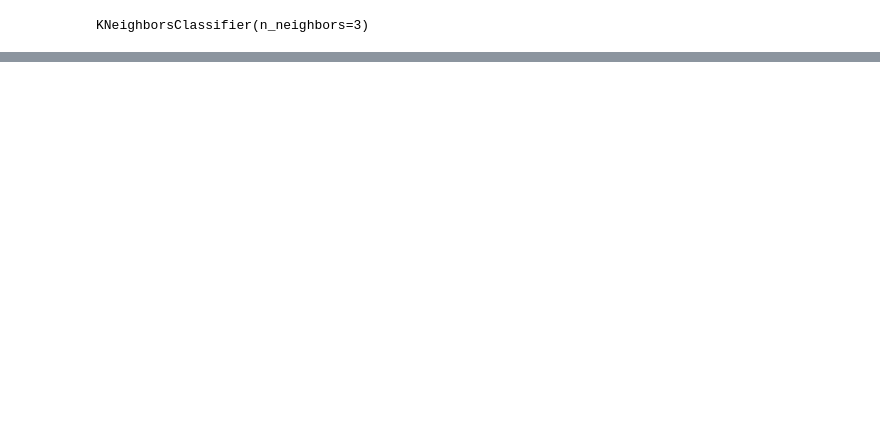
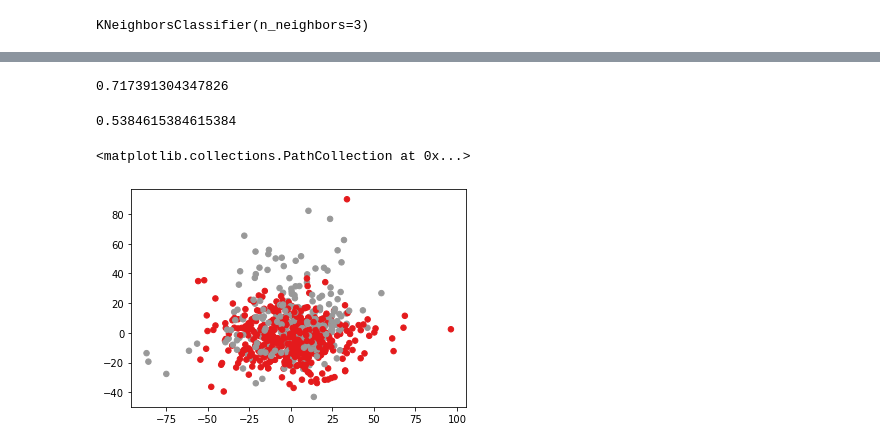
Before and after one commit to julielhagen/First-Year-Project, a Jupyter notebook: Ida.ipynb, the cells around one changed output, grey strips where cells are left out. Cells and saved outputs as stored; diff of their text form; code cells hidden in the pictures; blank space fills up the shorter version.

```diff
--- a/Ida.ipynb
+++ b/Ida.ipynb
@@ -191,0 +90,11 @@ RuntimeError: structure and input must have same dimensionality
+# %%
+feature_names = ['mean_assymmetry', 'best_asymmetry', 'worst_asymmetry', 'red_var', 'green_var', 'blue_var', \
+     'hue_var', 'sat_var', 'val_var', 'dom_hue', 'dom_sat', 'dom_val', \
+     'compactness', 'area', 'perimeter', 'convexity', 'F1', 'F2', 'F3', 'F10', 'F11', 'F12']
+# %%
+nca = make_pipeline(
+    StandardScaler(),
+    NeighborhoodComponentsAnalysis(n_components=5, random_state=0),
+)
+# %%
+nca.fit(X_train[feature_names],y_train)
@@ -191,0 +112,4 @@ RuntimeError: structure and input must have same dimensionality
+# %%
+acc_knn
+# %% [output]
+0.717391304347826
@@ -191,0 +118,11 @@ RuntimeError: structure and input must have same dimensionality
+# %%
+recall_score(y_test,knn.predict(nca.transform(X_test[feature_names])))
+# %% [output]
+0.5384615384615384
+# %%
+X_embedded = nca.transform(X[feature_names])
+# %%
+plt.scatter(X_embedded[:, 0], X_embedded[:, 1], c=y, s=30, cmap="Set1")
+# %% [output]
+<matplotlib.collections.PathCollection at 0x...>
+[figure, added]
```
Also changed, not shown: parts of 50 cells of this notebook, 7 other files.
